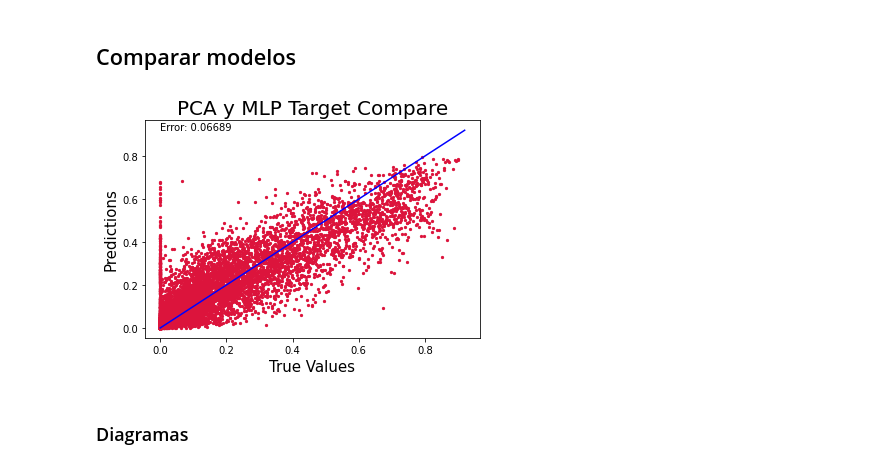
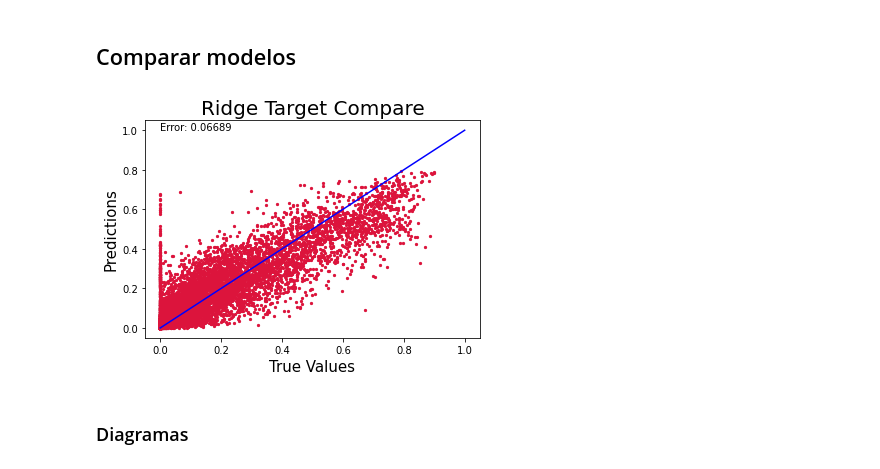
Before and after one commit to Ivanioel/TFG-Code, a Jupyter notebook: codigo/plots.ipynb, the cells around one changed output. Drawn from its saved outputs; the diff is of its cells as text; code cells hidden in the pictures.

```diff
--- a/codigo/plots.ipynb
+++ b/codigo/plots.ipynb
@@ -209,19 +212,19 @@ target_2018 = target_2018 / 17560
 # %%
 from sklearn.metrics import mean_absolute_error
 y_pred = np.clip(cv_estimator_mlp.predict(data_2018), 0., 1.)
 
 plt.scatter(target_2018, y_pred, s=5, c='crimson');
 
-p1 = max(max(y_pred), max(target_2017))
-p2 = min(min(y_pred), min(target_2017))
+p1 = max(max(y_pred), max(target_2018))
+p2 = min(min(y_pred), min(target_2018))
 plt.plot([p1, p2], [p1, p2], 'b-')
 plt.xlabel('True Values', fontsize=15)
 plt.ylabel('Predictions', fontsize=15)
-plt.title('PCA y MLP Target Compare', fontsize=20)
+plt.title('Ridge Target Compare', fontsize=20)
 plt.text(p2, p1, f'Error: {mean_absolute_error(target_2018.values, y_pred):.5f}')
 plt.show()
 # %% [output]
-[figure, old version]
+[figure, new version]
 # %% [markdown]
 ### Diagramas
 # %%
```
Also changed, not shown: parts of 2 cells of this notebook, 3 other files.
